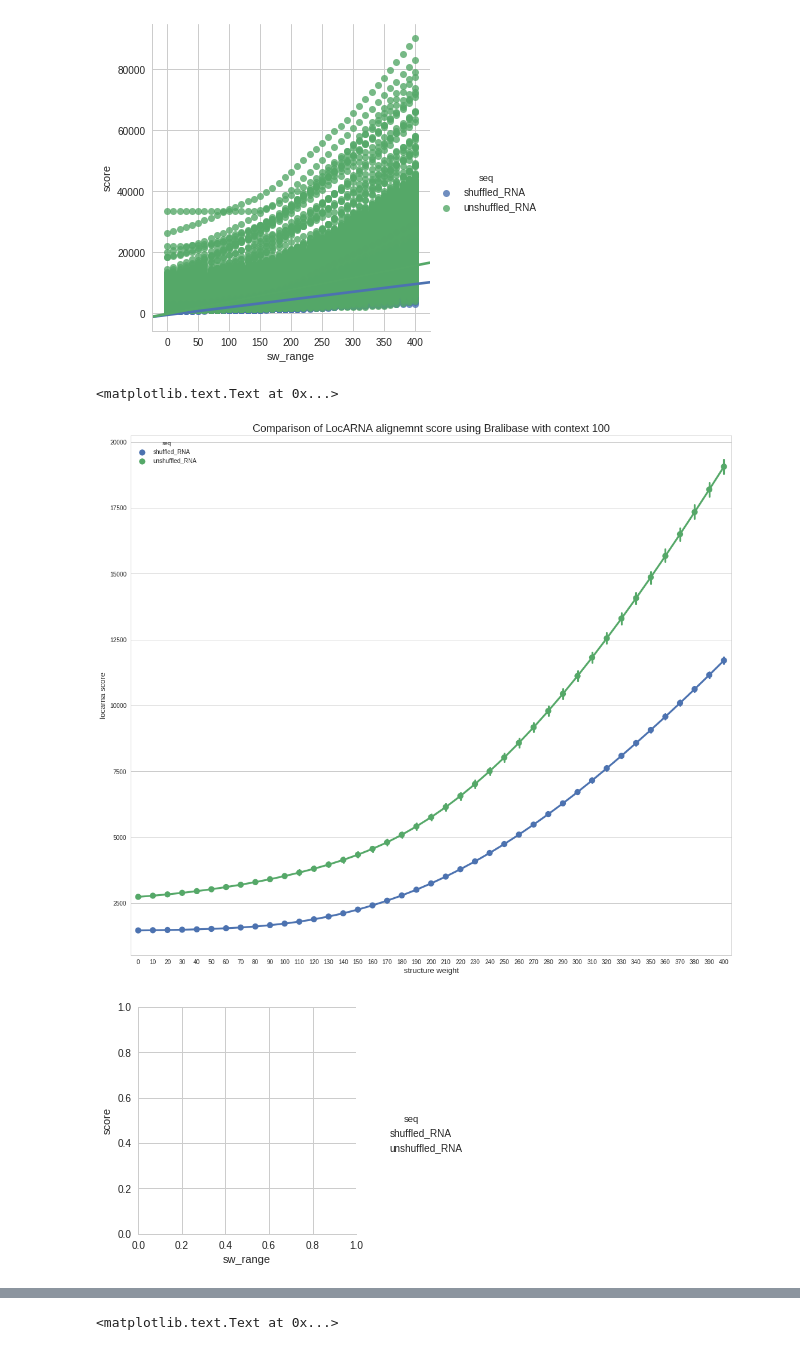
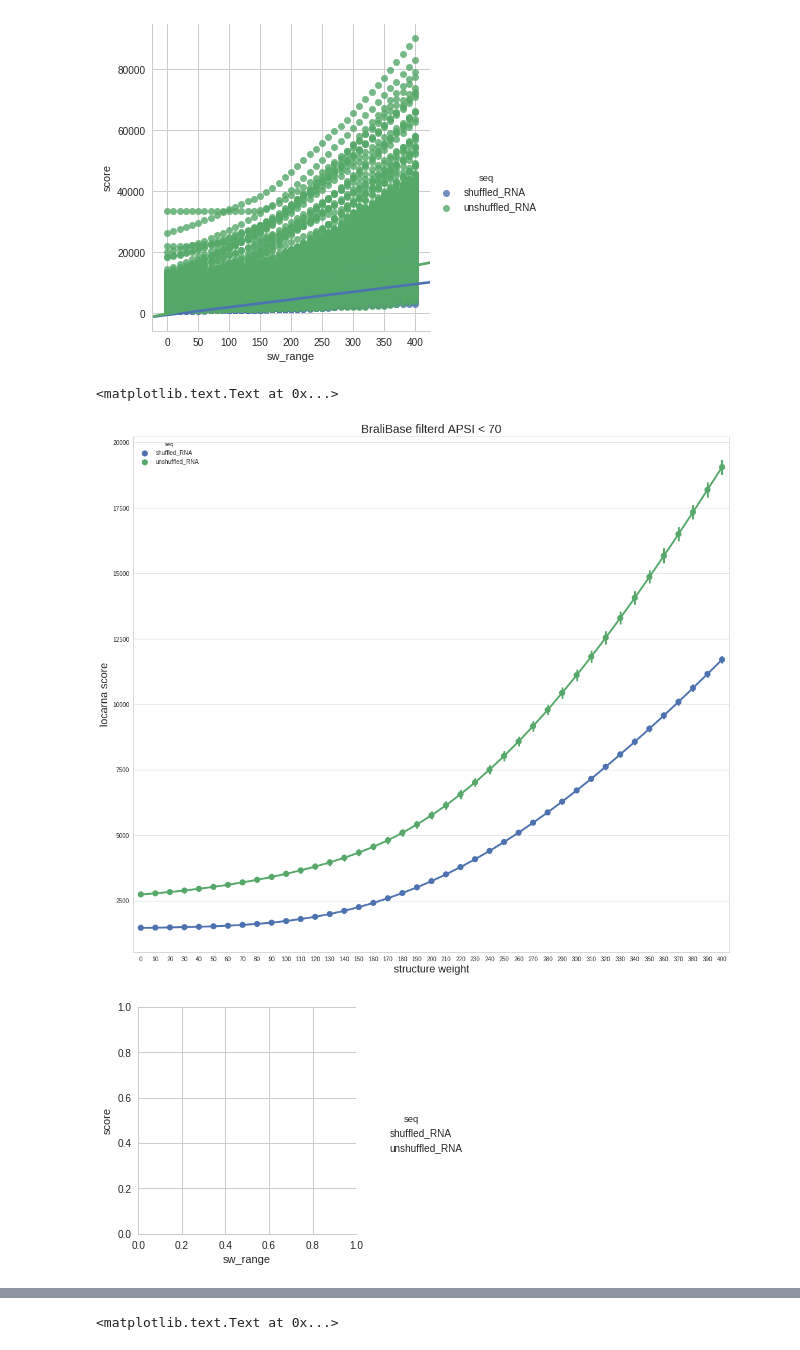
Before and after one commit to BackofenLab/local_alignment, a Jupyter notebook: analysis_notebooks/plot_struc_weight_clean.ipynb, the cells around one changed output, grey strips where cells are left out. Cells and saved outputs as stored; diff of their text form; code cells hidden in the pictures.

```diff
--- a/analysis_notebooks/plot_struc_weight_clean.ipynb
+++ b/analysis_notebooks/plot_struc_weight_clean.ipynb
@@ -209,5 +209,5 @@ file_compleat_sw_0_400_shuffled_seq ='/home/muellert/Dokumente/locarna_parameter
 ### call function to construct df
 # %%
 # call functions to read the data
-df_dict = read_file_to_df(file_test)
-df_dict_shuffled_seq = read_file_to_df(file_test)
+df_dict = read_file_to_df(file_compleat_sw_0_400)
+df_dict_shuffled_seq = read_file_to_df(file_compleat_sw_0_400_shuffled_seq)
@@ -370,20 +406,22 @@ sns.lmplot(x="sw_range", y="score", hue="seq", data=df_shuffled_and_unshuffled)
 # %%
 %matplotlib inline
 import matplotlib.pyplot as plt
 import seaborn as sns
 sns.set(style="whitegrid")
 #sns.set_context("paper")
 fig = plt.figure(figsize=(18,16))
 ax = fig.gca()# define axis
 
 sns.factorplot(x="sw_range", y="score", hue="seq", data=df_shuffled_and_unshuffled, ax=ax, alpha =1)
 
-ax.set_title('Comparison of LocARNA alignemnt score using Bralibase with context 100', fontsize=18)
-ax.set_xlabel('structure weight', fontsize=13)
-ax.set_ylabel('locarna score', fontsize=13)
+#ax.set_title('Comparison of LocARNA alignemnt score using Bralibase with context 100', fontsize=20)
+ax.set_title('BraliBase filterd APSI < 70', fontsize=20)
+#ax.set_title('Full BraliBase', fontsize=20)
+ax.set_xlabel('structure weight', fontsize=18)
+ax.set_ylabel('locarna score', fontsize=18)
 # %% [output]
 <matplotlib.text.Text at 0x...>
-[figure, old version]
+[figure, new version]
 [figure]
 # %%
 import matplotlib.pyplot as plt
```
Also changed, not shown: parts of 8 cells of this notebook.
